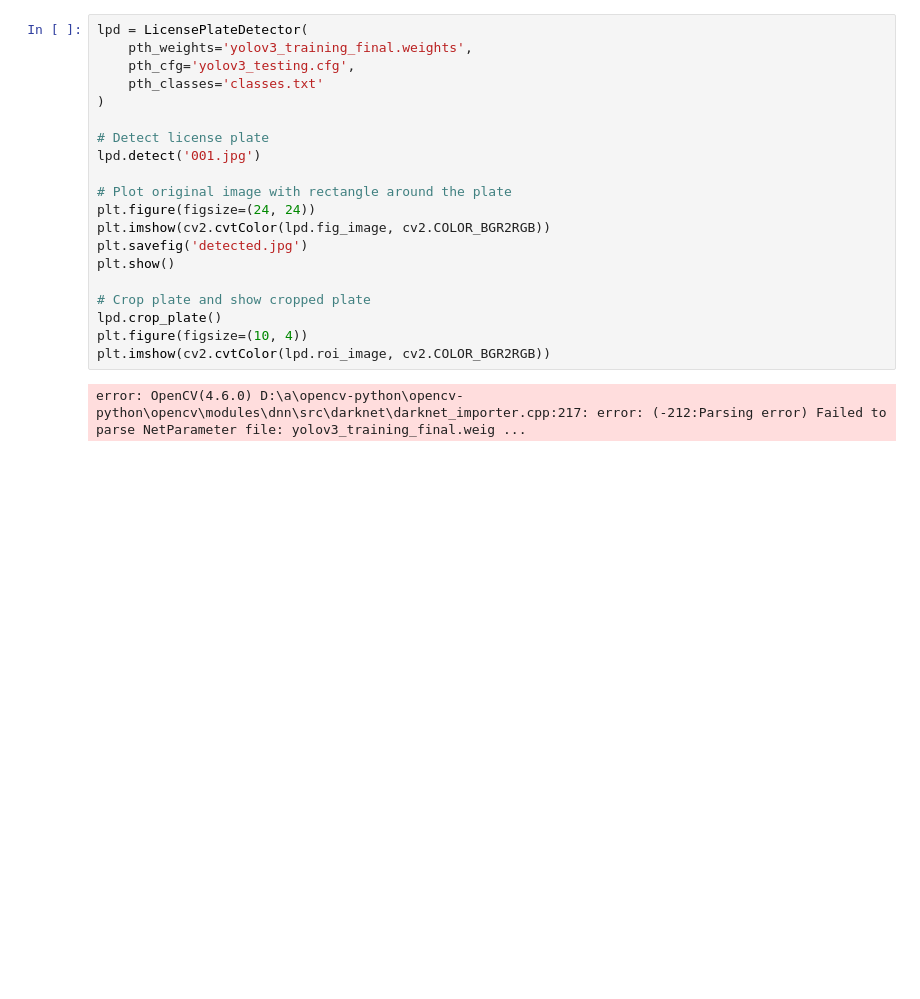
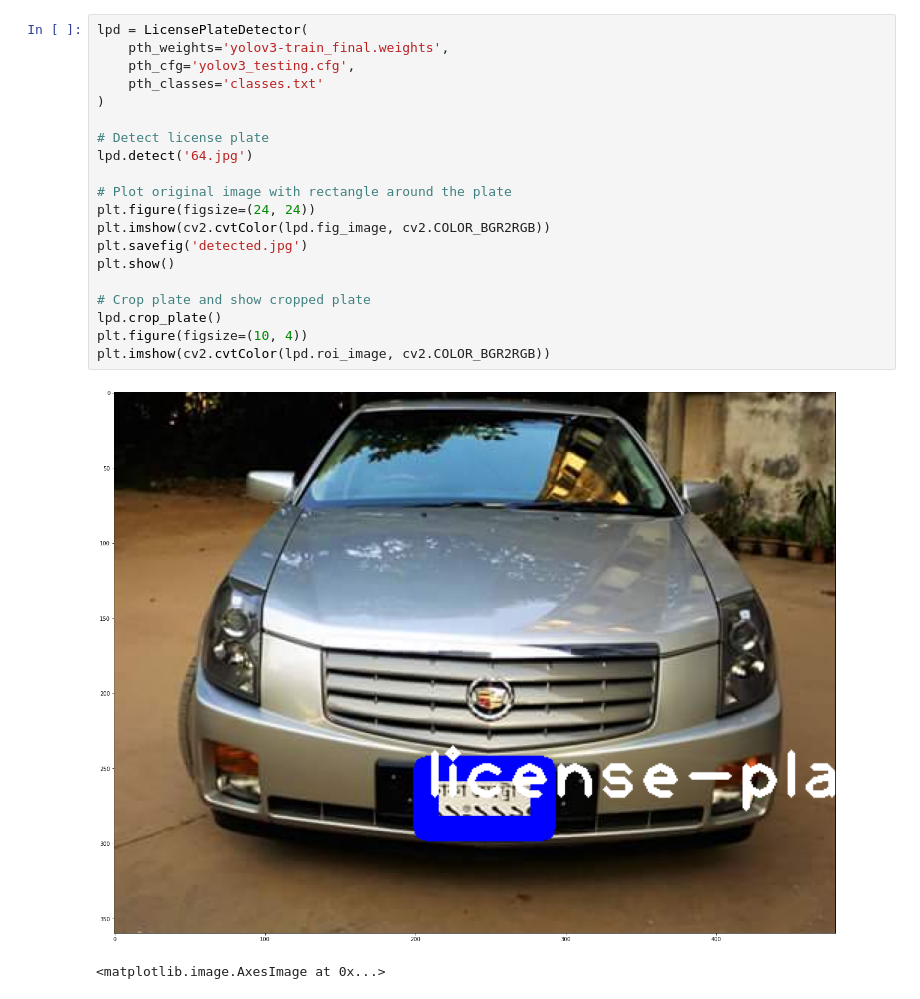
Before and after one commit to NAyeshaKhan/CSE498R, a Jupyter notebook: LicensePlateDetection.ipynb, the cells around one changed output. Cells and saved outputs as stored; diff of their text form; blank space fills up the shorter version.

Commit message:
Files added to allow for detection

```diff
--- a/LicensePlateDetection.ipynb
+++ b/LicensePlateDetection.ipynb
@@ -69,23 +69,24 @@ class LicensePlateDetector:
         return
 # %%
 lpd = LicensePlateDetector(
-    pth_weights='yolov3_training_final.weights',
+    pth_weights='yolov3-train_final.weights',
     pth_cfg='yolov3_testing.cfg',
     pth_classes='classes.txt'
 )
 
 # Detect license plate
-lpd.detect('001.jpg')
+lpd.detect('64.jpg')
 
 # Plot original image with rectangle around the plate
 plt.figure(figsize=(24, 24))
 plt.imshow(cv2.cvtColor(lpd.fig_image, cv2.COLOR_BGR2RGB))
 plt.savefig('detected.jpg')
 plt.show()
 
 # Crop plate and show cropped plate
 lpd.crop_plate()
 plt.figure(figsize=(10, 4))
 plt.imshow(cv2.cvtColor(lpd.roi_image, cv2.COLOR_BGR2RGB))
 # %% [output]
+[figure, added]
-error: OpenCV(4.6.0) D:\a\opencv-python\opencv-python\opencv\modules\dnn\src\darknet\darknet_importer.cpp:217: error: (-212:Parsing error) Failed to parse NetParameter file: yolov3_training_final.weig ...
+<matplotlib.image.AxesImage at 0x...>
```
Also changed, not shown: parts of 7 cells of this notebook, 3 other files.
